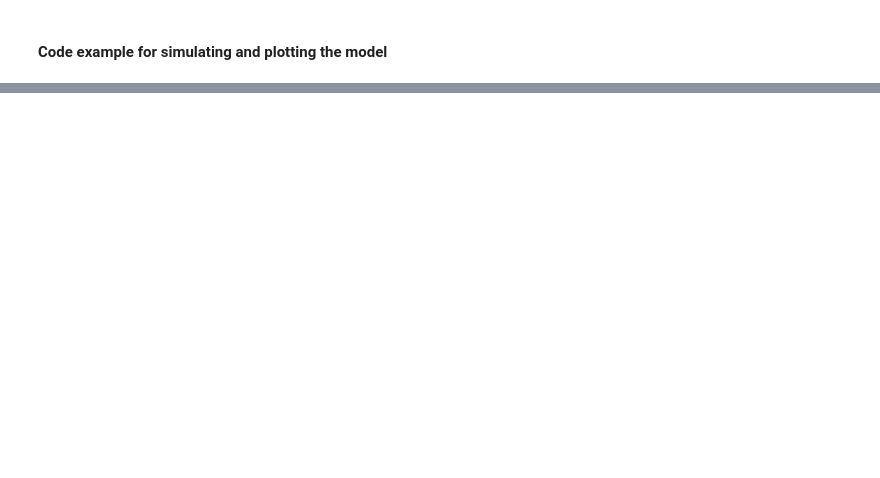
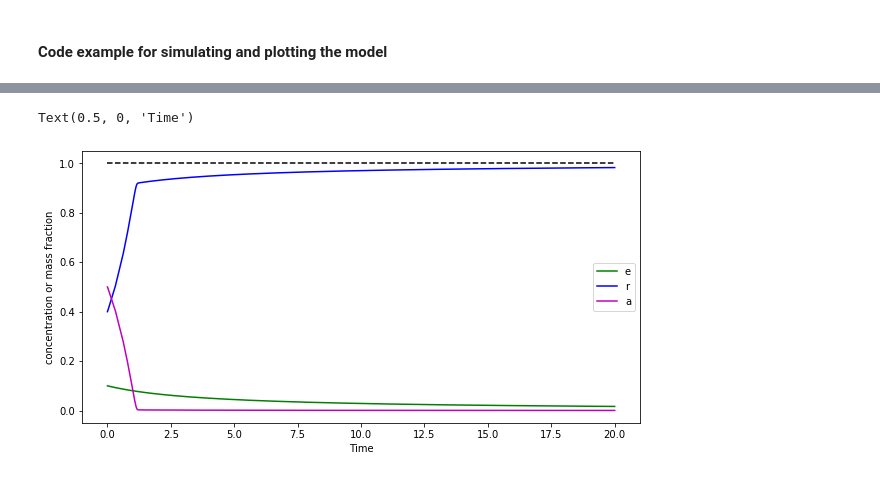
Before and after one commit to fbertaux/ERA_toymodel, a Jupyter notebook: ERA_coarse_grained_model_exercise.ipynb, the cells around one changed output, grey strips where cells are left out. Drawn from its saved outputs; the diff is of its cells as text; code cells hidden in the pictures; blank space fills up the shorter version.

```diff
--- a/ERA_coarse_grained_model_exercise.ipynb
+++ b/ERA_coarse_grained_model_exercise.ipynb
@@ -102,3 +79,19 @@ for ax in [ax1, ax2]:
+# %%
+e0, r0, a0 = 0.1, 0.4, 0.5
+params['f_E'] = 0
+t, e, r, a = simulate_conc(params=params, duration=20, e0=e0, r0=r0, a0=a0)
+# %%
+f = plt.figure(figsize=(10,5))
+plt.plot(t, e, 'g', label='e')
+plt.plot(t, r, 'b', label='r')
+plt.plot(t, a, 'm', label='a')
+plt.plot(t, e + r + a, '--k')
+plt.legend()
+plt.ylabel('concentration or mass fraction')
+plt.xlabel('Time')
+# %% [output]
+Text(0.5, 0, 'Time')
+[figure, added]
 # %%
 growth_rate_1 = np.polyfit(t[-5:], np.log(V[-5:]), 1)[0]
 growth_rate_2 = params['k'] * e[-1]
```
Also changed, not shown: parts of 13 cells of this notebook, 1 other file.
